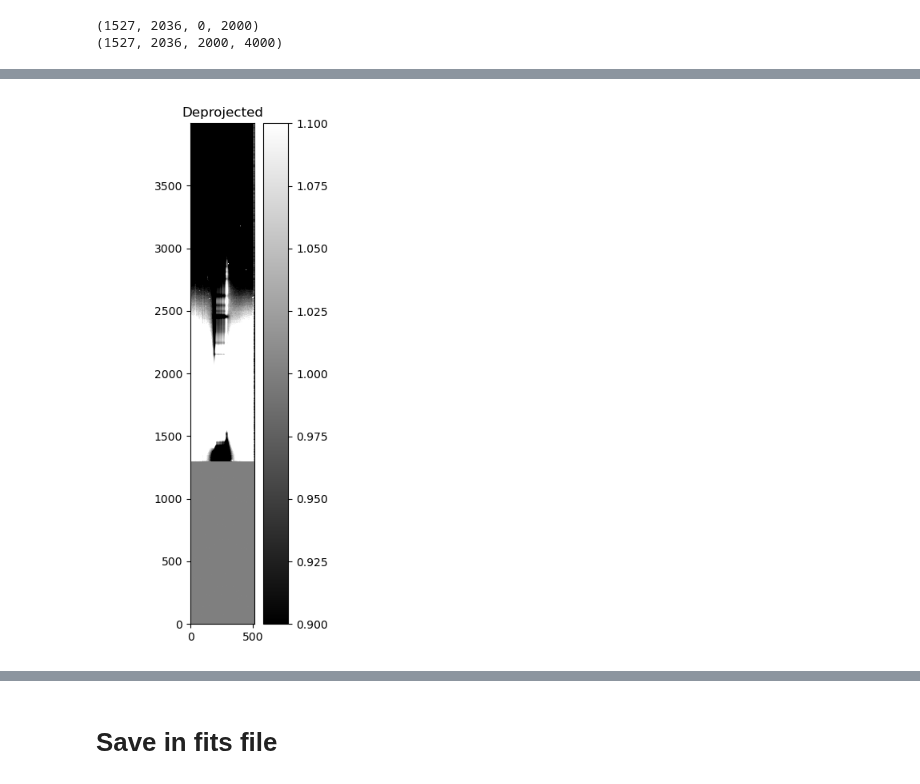
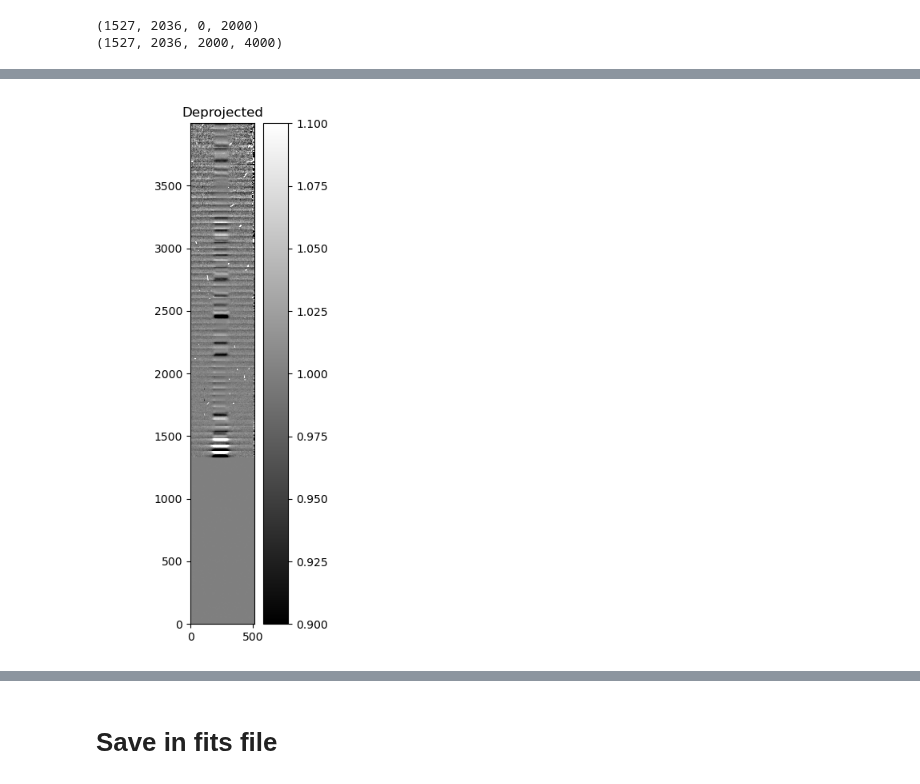
Before and after one commit to mrmonroy/AuxTel_summit_tests_2023, a Jupyter notebook: special_flats_shifting_star/horizontal_shift_star/horizontal_shift_run_20230926.ipynb, the cells around one changed output, grey strips where cells are left out. Cells and saved outputs as stored; diff of their text form; code cells hidden in the pictures.

```diff
--- a/special_flats_shifting_star/horizontal_shift_star/horizontal_shift_run_20230926.ipynb
+++ b/special_flats_shifting_star/horizontal_shift_star/horizontal_shift_run_20230926.ipynb
@@ -528,9 +591,9 @@ for i in range(len(bins)-1):
     ibin0 = bins[i]
     ibin1 = bins[i+1]
 
-    bin_median_ = np.median(sum_array[ibin0:ibin1,xint0:xint1],axis=0)
+    bin_median_ = np.median(sum_array[ibin0:ibin1,x0:x1],axis=0)
 
-    ax.plot(np.arange(xint0,xint1),bin_median_,color='k',alpha=1.0/(i*0.2+1))
+    ax.plot(x_ampli,bin_median_,color='k',alpha=1.0/(i*0.2+1))
     bins_median[i+1] = bin_median_
 
 ax.grid()
@@ -545,7 +608,7 @@ ax = fig.add_subplot(111)
 for row_ in range(yint00,yint1):
     bin_ = np.digitize(row_,bins)
     bin_median_ = bins_median[bin_]
-    ax.plot(np.arange(xint0,xint1),sum_array[row_,xint0:xint1]/bin_median_,color='k',alpha=0.05)
+    ax.plot(x_ampli,sum_array[row_,x0:x1]/bin_median_,color='k',alpha=0.05)
 ax.grid()
 ax.set_xlabel('X pixel')
 ax.set_ylabel('ADU')
@@ -575,9 +617,0 @@ ax.grid()
-# %%
-fig = plt.figure(figsize=(8,6))
-ax = fig.add_subplot(111)
-for row_ in range(yint00,yint1):
-    ax.plot(np.arange(xint0,xint1),sum_array[row_,xint0:xint1]/median_,color='k',alpha=0.005)
-ax.set_xlim(1650,1800)
-ax.grid()
-ax.set_xlabel('X pixel')
-ax.set_ylabel(r'ADU/$\langle \mathrm{median} \rangle$')
@@ -591,6 +618,11 @@ yint01
 # %%
-deproj_array_ = np.ones(sum_array[y0:y11,x0:x1].shape)
-deproj_array_[yint00:y11,:] = sum_array[yint00:y11,x0:x1]/median_
+#deproj_array_ = np.ones(sum_array[y0:y11,x0:x1].shape)
+deproj_array_ = np.copy(sum_array)
+for row_ in range(yint00,yint1):
+    bin_ = np.digitize(row_,bins)
+    bin_median_ = bins_median[bin_]
+    deproj_array_[row_,x0:x1] = sum_array[row_,x0:x1]/bin_median_
+deproj_array_[y00:yint00,x0:x1] = 1.
 # %%
 deproj_array_.shape
 # %% [output]
@@ -598,11 +630,11 @@ deproj_array_.shape
 # %%
 %matplotlib widget
 fig = plt.figure(figsize=(3,7))
 ax = fig.add_subplot(111)
 #im = ax.imshow(deproj_array,cmap="gray",origin='lower',norm=LogNorm())
-im = ax.imshow(deproj_array_,cmap="gray",origin='lower',vmin=0.9,vmax=1.1)
+im = ax.imshow(deproj_array_[y00:y11,x0:x1],cmap="gray",origin='lower',vmin=0.9,vmax=1.1)
 ax.set_title('Deprojected')
 fig.colorbar(im,ax=ax)
 plt.tight_layout()
 # %% [output]
-[figure, old version]
+[figure, new version]
```
Also changed, not shown: parts of 35 cells of this notebook.
